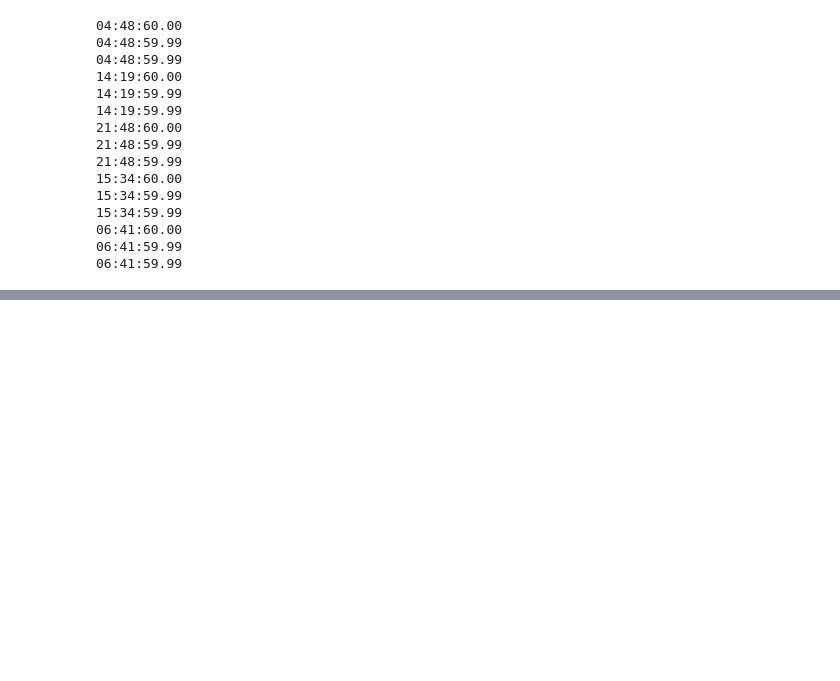
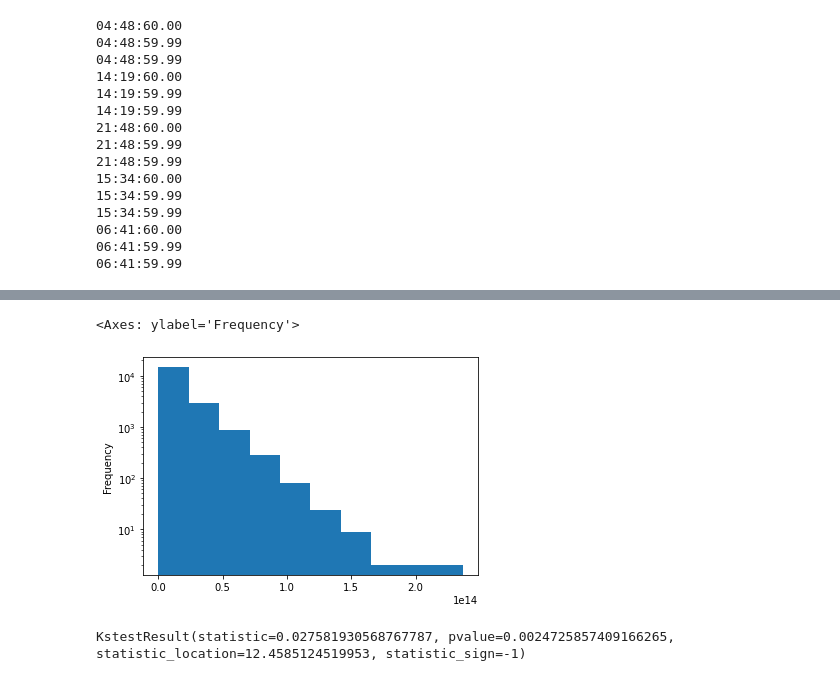
Before and after one commit to RCutrino/MLPNS_RCutrino, a Jupyter notebook: MLPNS23_bootcamp17_03.ipynb, the cells around one changed output, grey strips where cells are left out. Saved outputs shown, nothing was run; the diff lists cells and outputs as text; code cells hidden in the pictures; blank space fills up the shorter version.

```diff
--- a/MLPNS23_bootcamp17_03.ipynb
+++ b/MLPNS23_bootcamp17_03.ipynb
@@ -117,0 +182,4 @@ eqs
+# %%
+eqGoodData.rename({"Unnamed: 5":"MAG"},axis=1, inplace=True)
+# %%
+eqGoodData = eqGoodData[eqGoodData["MAG"] >=2]
@@ -117,0 +190,3 @@ eqs
+# %%
+eqGoodData["gaps"] = eqGoodData["datetime"].diff().values.astype(float)
+eqGoodData= eqGoodData[1:]
@@ -117,0 +205,8 @@ eqs
+# %%
+monthgap = 2.628e+15 #mese in nanosecondi
+eqGoodData =  eqGoodData[eqGoodData.gaps < monthgap] #rimuovo i gap superiori a un mese tra un terremoto e l'altro
+# %%
+eqGoodData["gaps"].plot(kind="hist",logy=True)
+# %% [output]
+<Axes: ylabel='Frequency'>
+[figure, added]
@@ -117,0 +215,8 @@ eqs
+# %%
+import numpy as np
+t1 = eqGoodData["gaps"][eqGoodData.MAG >=2]
+t2 = eqGoodData["gaps"][eqGoodData.MAG >=2.5]
+#t1 = t1[t1 <3e16]
+sp.stats.ks_2samp(np.log10(t1), np.log10(t2))
+# %% [output]
+KstestResult(statistic=0.027581930568767787, pvalue=0.0024725857409166265, statistic_location=12.4585124519953, statistic_sign=-1)
```
Also changed, not shown: parts of 15 cells of this notebook.
